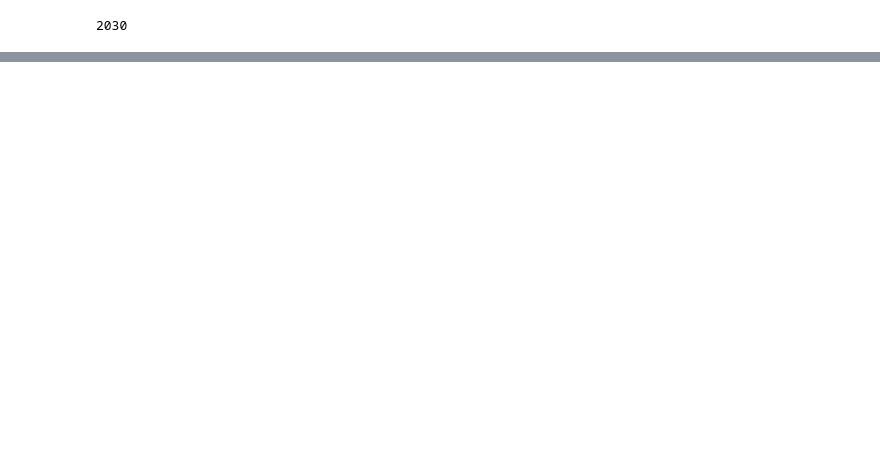
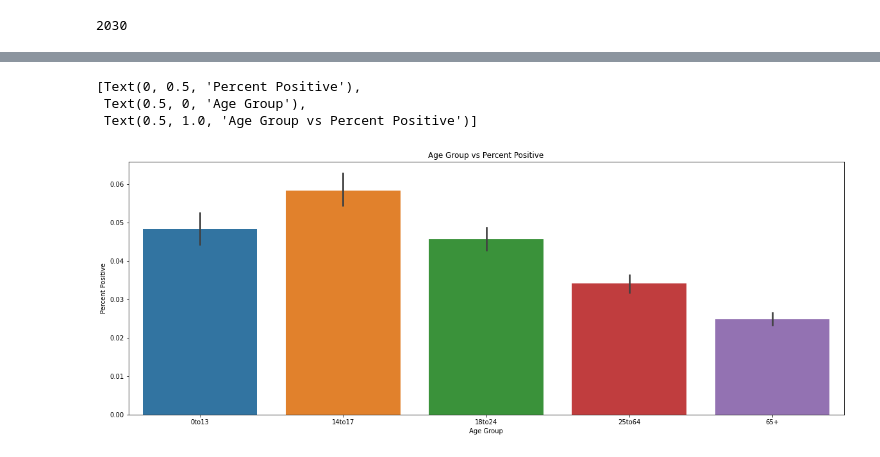
Before and after one commit to Real-VeerSandhu/Covid-19-Exploration, a Jupyter notebook: analysis.ipynb, the cells around one changed output, grey strips where cells are left out. Saved outputs shown, nothing was run; the diff lists cells and outputs as text; code cells hidden in the pictures; blank space fills up the shorter version.

```diff
--- a/analysis.ipynb
+++ b/analysis.ipynb
@@ -79,0 +138,8 @@ assessment_centre_df['active'].isnull().sum()
+# %%
+fig, ax = plt.subplots(figsize=a4_dims)
+sns.barplot(ax=ax, data=positive_age_df, x='age_category', y='percent_positive_7d_avg').set(xlabel='Age Group', ylabel='Percent Positive', title='Age Group vs Percent Positive')
+# %% [output]
+[Text(0, 0.5, 'Percent Positive'),
+ Text(0.5, 0, 'Age Group'),
+ Text(0.5, 1.0, 'Age Group vs Percent Positive')]
+[figure, added]
```
Also changed, not shown: parts of 17 cells of this notebook, 1 other file.
